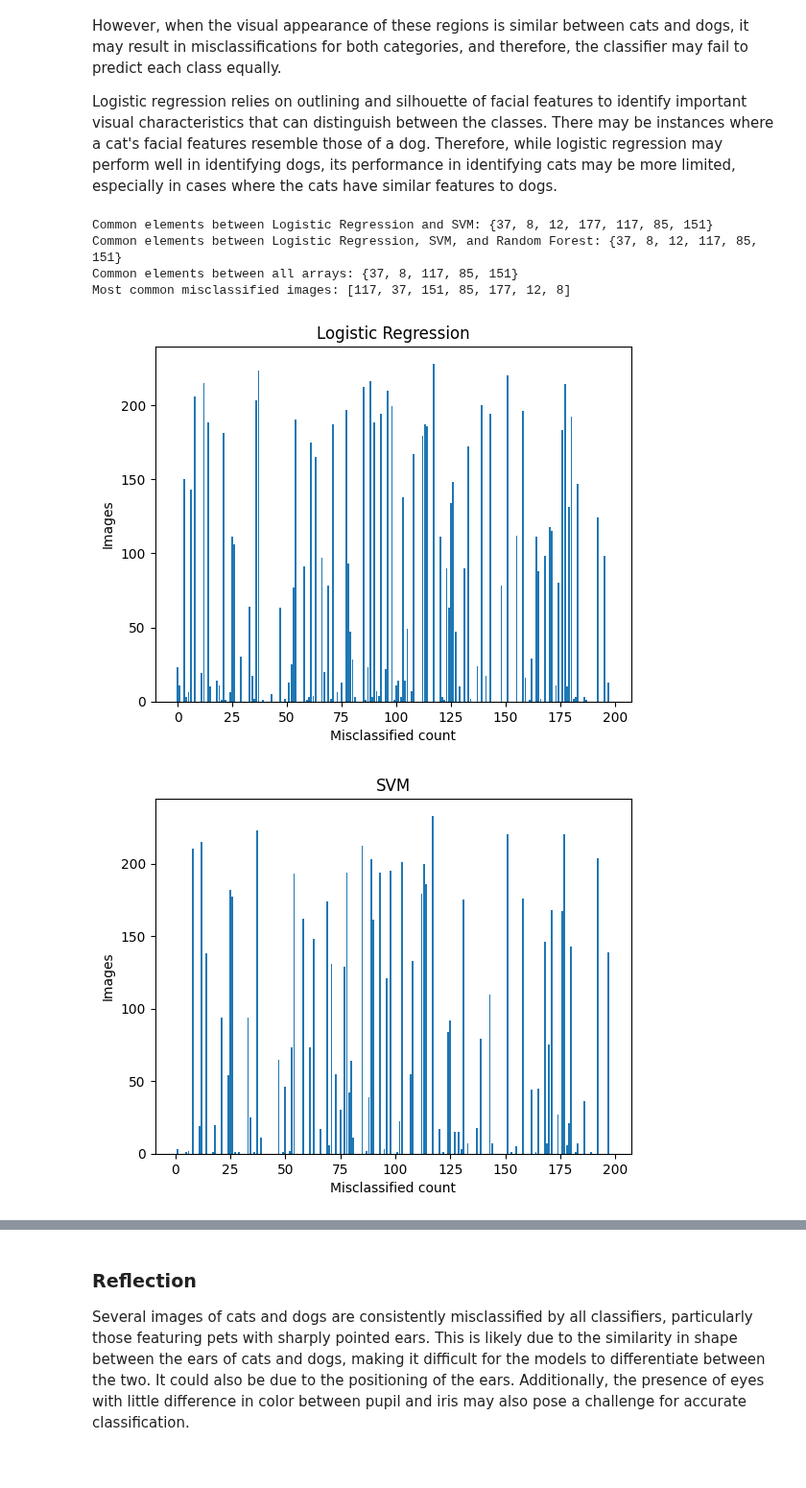
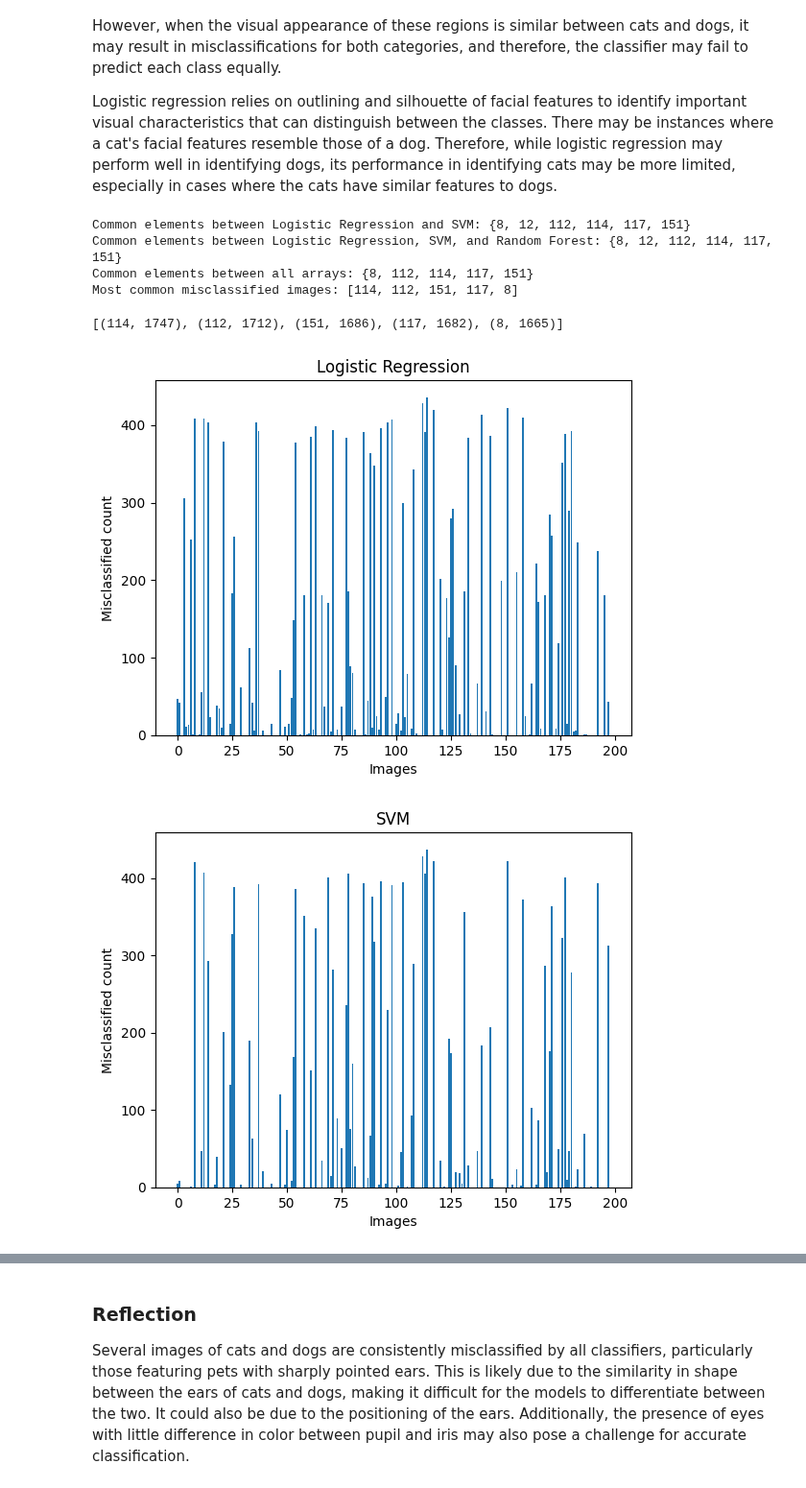
Before and after one commit to maximiliann97/Big-data-MVE441, a Jupyter notebook: Project2_catsndogs.ipynb, the cells around one changed output, grey strips where cells are left out. Shown at 96% size. Drawn from its saved outputs; the diff is of its cells as text; code cells hidden in the pictures.

```diff
--- a/Project2_catsndogs.ipynb
+++ b/Project2_catsndogs.ipynb
@@ -171,7 +171,7 @@ rf_indices_list = []
 mlp_indices_list = []
 all_indices = []
 
-iterations = 1000
+iterations = 2000
 
 
 for i in trange(iterations):
@@ -246,10 +246,14 @@ most_common = common(counts, threshold)
 # Print most common misclassified images
 print(f'Most common misclassified images: {most_common}')
 # %% [output]
-Common elements between Logistic Regression and SVM: {37, 8, 12, 177, 117, 85, 151}
-Common elements between Logistic Regression, SVM, and Random Forest: {37, 8, 12, 117, 85, 151}
-Common elements between all arrays: {37, 8, 117, 85, 151}
-Most common misclassified images: [117, 37, 151, 85, 177, 12, 8]
+Common elements between Logistic Regression and SVM: {8, 12, 112, 114, 117, 151}
+Common elements between Logistic Regression, SVM, and Random Forest: {8, 12, 112, 114, 117, 151}
+Common elements between all arrays: {8, 112, 114, 117, 151}
+Most common misclassified images: [114, 112, 151, 117, 8]
+# %%
+print(counts.most_common(5))
+# %% [output]
+[(114, 1747), (112, 1712), (151, 1686), (117, 1682), (8, 1665)]
 # %%
 import seaborn as sns
 import matplotlib.pyplot as plt
@@ -265,10 +269,11 @@ def plot_mislabel_counts(counts_dic, title):
     plt.title(title)
     plt.show()
 # %%
+most_common.append(12)
 plot_mislabel_counts(lr_counts, 'Logistic Regression')
 plot_mislabel_counts(svm_counts, 'SVM')
 plot_mislabel_counts(rf_counts, 'Random Forest')
 plot_mislabel_counts(mlp_counts, 'Multi-layer perceptron')
 # %% [output]
-[figure, old version]
+[figure, new version]
-[figure, old version]
+[figure, new version]
```
Also changed, not shown: parts of 15 cells of this notebook, 1 other file.
